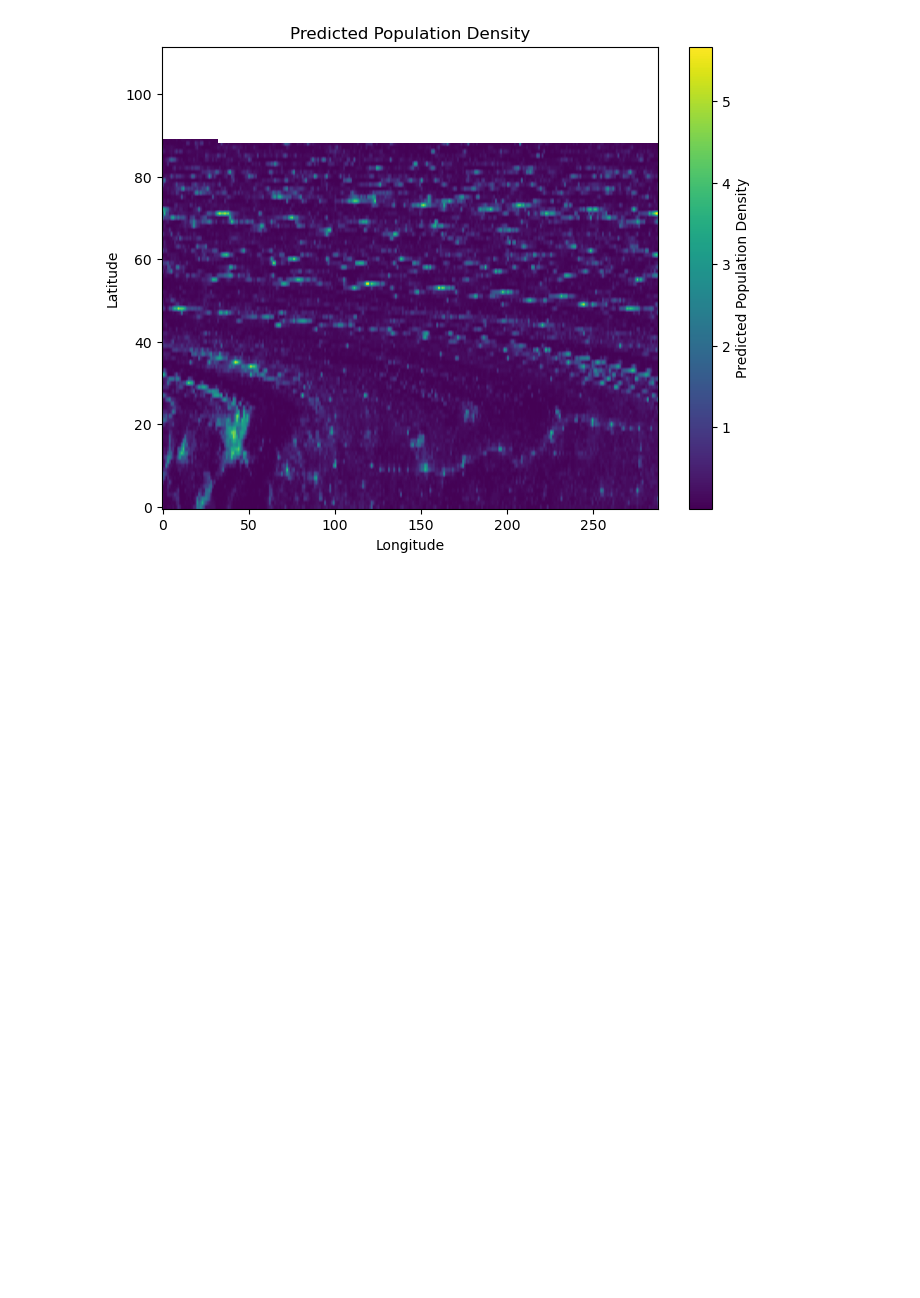
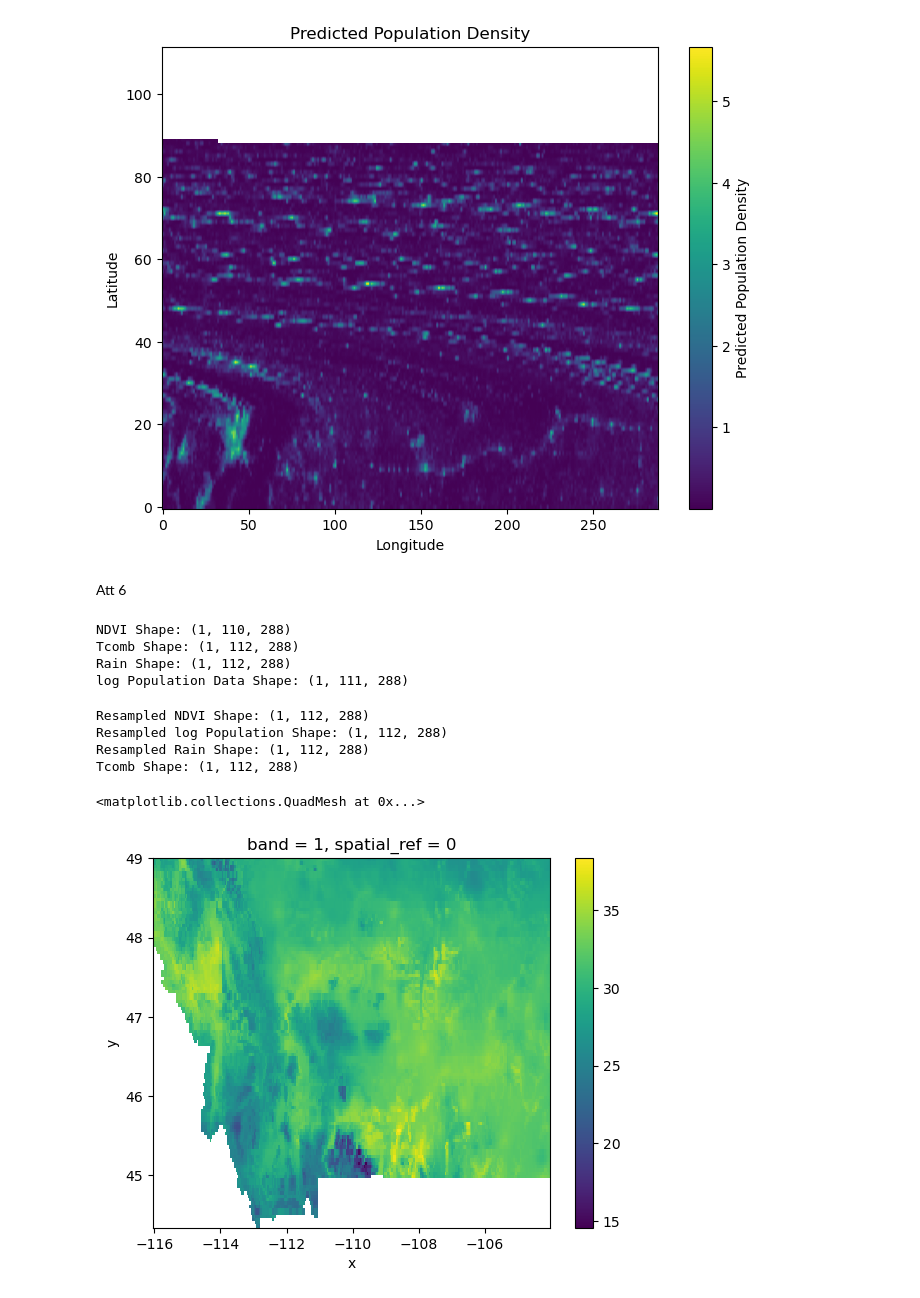
Before and after one commit to Chigiriq/geoP3, a Jupyter notebook: v3.ipynb, the cells around one changed output. Drawn from its saved outputs; the diff is of its cells as text; code cells hidden in the pictures; blank space fills up the shorter version.

```diff
--- a/v3.ipynb
+++ b/v3.ipynb
@@ -627,3 +653,5 @@ plt.gca().set_aspect('auto')
 plt.show()
 # %% [output]
 [figure]
+# %% [markdown]
+Att 6
@@ -629,0 +663,33 @@ plt.show()
+# %%
+#print shapes
+print("NDVI Shape:", ndvi_data.shape)
+print("Tcomb Shape:", tcomb_data.shape)
+print("Rain Shape:", rain_data.shape)
+print("log Population Data Shape:", log_pop_data.shape)
+# %% [output]
+NDVI Shape: (1, 110, 288)
+Tcomb Shape: (1, 112, 288)
+Rain Shape: (1, 112, 288)
+log Population Data Shape: (1, 111, 288)
+# %%
+# Interpolate all data to match the dimensions of Tcomb
+target_s = tcomb_data.shape
+ndvi_data_re = ndvi_data.interp(y=tcomb_data.coords['y'])
+log_pop_data_re = log_pop_data.interp(y=tcomb_data.coords['y'])
+rain_data_re = rain_data.interp(y=tcomb_data.coords['y'])
+
+# Verify shapes after interpolation
+print("Resampled NDVI Shape:", ndvi_data_re.shape)
+print("Resampled log Population Shape:", log_pop_data_re.shape)
+print("Resampled Rain Shape:", rain_data_re.shape)
+print("Tcomb Shape:", tcomb_data.shape)
+# %% [output]
+Resampled NDVI Shape: (1, 112, 288)
+Resampled log Population Shape: (1, 112, 288)
+Resampled Rain Shape: (1, 112, 288)
+Tcomb Shape: (1, 112, 288)
+# %%
+tcomb_data.plot()
+# %% [output]
+<matplotlib.collections.QuadMesh at 0x...>
+[figure, added]
```
Also changed, not shown: parts of 24 cells of this notebook.
